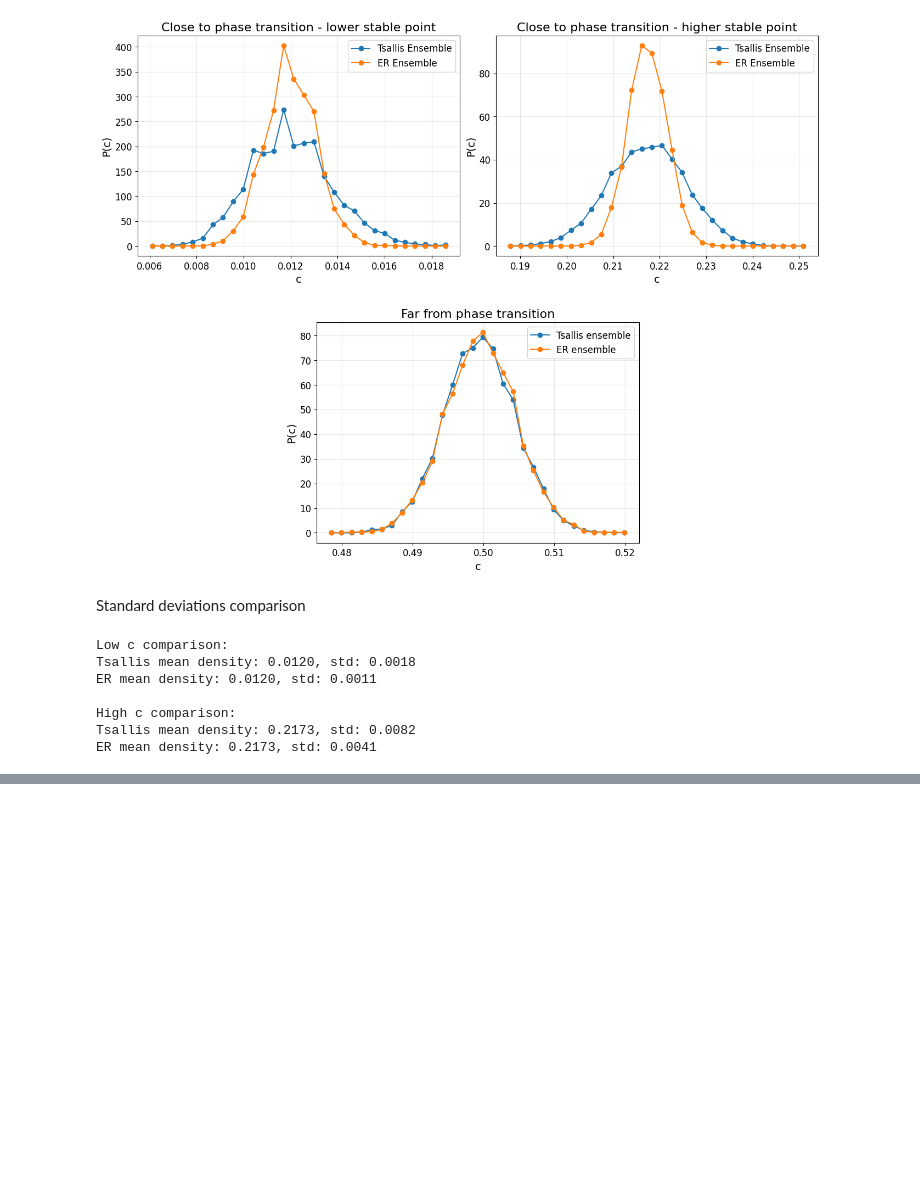
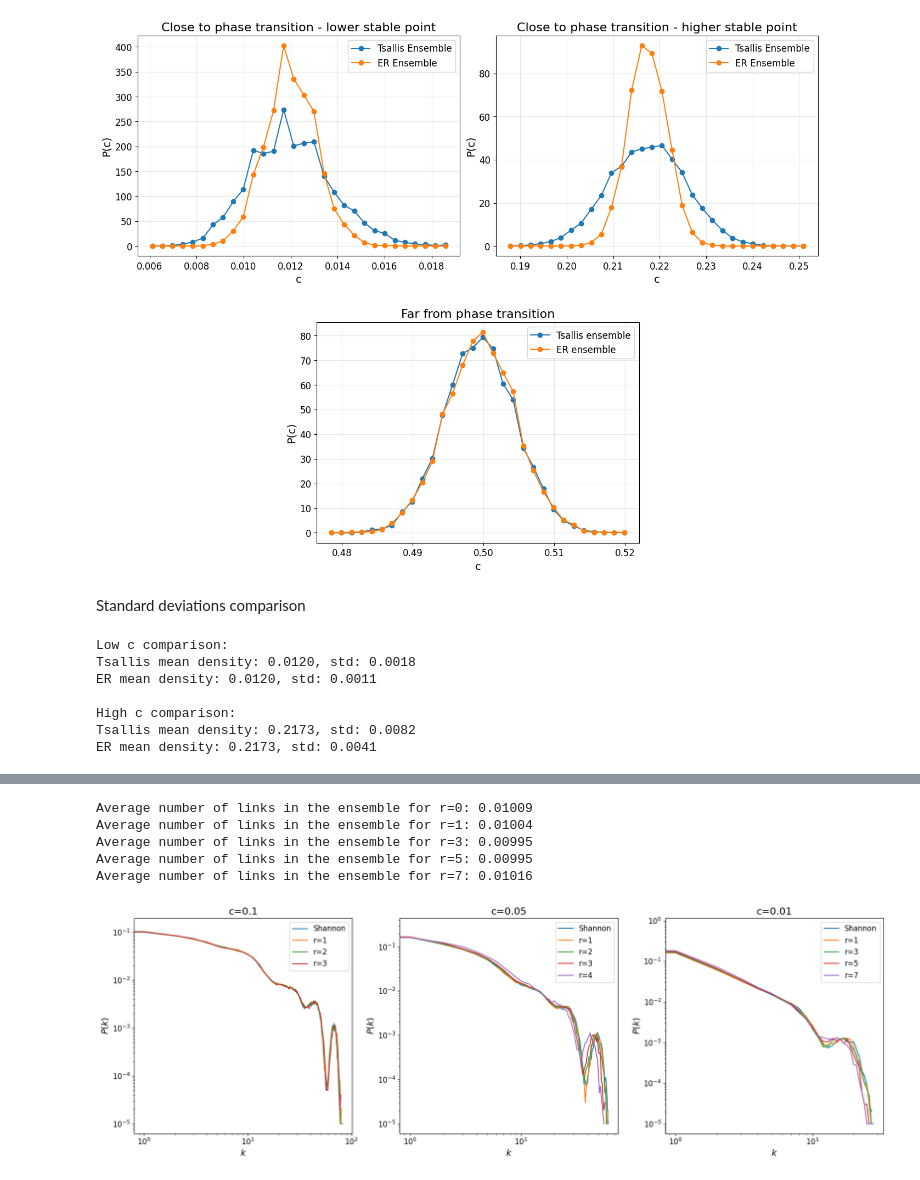
Before and after one commit to DavidDobas/Tsallis-Network-Models, a Jupyter notebook: tsallis_network_models.ipynb, the cells around one changed output, grey strips where cells are left out. Saved outputs shown, nothing was run; the diff lists cells and outputs as text; code cells hidden in the pictures; blank space fills up the shorter version.

```diff
--- a/tsallis_network_models.ipynb
+++ b/tsallis_network_models.ipynb
@@ -824,0 +858,2 @@ ER mean density: 0.2173, std: 0.0041
+# %%
+ensembles_005, annd_per_degree_dict_005, clustering_per_degree_dict_005 = compute_annd_clustering_target_density(0.05, [0,1,2,3,4,5], thetas, num_nodes, num_samples, num_samples_shift=500, precision=1e-4)
@@ -824,0 +932,3 @@ ER mean density: 0.2173, std: 0.0041
+# %%
+for r in ensembles_005.keys():
+    print(f"Average number of links in the ensemble for r={r}: {np.mean([g.ecount() for g in ensembles_005[r]]) / (num_nodes * (num_nodes - 1) / 2):.4f}")
@@ -824,0 +941,2 @@ ER mean density: 0.2173, std: 0.0041
+# %%
+ensembles_001, annd_per_degree_dict_001, clustering_per_degree_dict_001 = compute_annd_clustering_target_density(0.01, [0,1,3,5,7,9], thetas, num_nodes, num_samples, precision=1e-4)
@@ -824,0 +1029,9 @@ ER mean density: 0.2173, std: 0.0041
+# %%
+for r in ensembles_001.keys():
+    print(f"Average number of links in the ensemble for r={r}: {np.mean([g.ecount() for g in ensembles_001[r]]) / (num_nodes * (num_nodes - 1) / 2):.5f}")
+# %% [output]
+Average number of links in the ensemble for r=0: 0.01009
+Average number of links in the ensemble for r=1: 0.01004
+Average number of links in the ensemble for r=3: 0.00995
+Average number of links in the ensemble for r=5: 0.00995
+Average number of links in the ensemble for r=7: 0.01016
@@ -824,0 +1060,36 @@ ER mean density: 0.2173, std: 0.0041
+# %%
+# Create a figure with 3 subplots in a row
+fig, axes = plt.subplots(1, 3, figsize=(18, 6))
+
+# Plot degree distributions for each ensemble in its own subplot
+for i, (ensemble, title) in enumerate(zip([ensembles_01, ensembles_005, ensembles_001],
+                                         ['c=0.1', 'c=0.05', 'c=0.01'])):
+    # Set the current subplot
+    plt.sca(axes[i])
+
+    # Plot degree distribution for this ensemble
+    for r in ensemble.keys():
+        degrees = []
+        for g in ensemble[r]:
+            degrees.extend(g.degree())
+        # Calculate degree distribution
+        unique_degrees, counts = np.unique(degrees, return_counts=True)
+        probabilities = counts / len(degrees)
+
+        # Plot degree distribution as a line plot
+        plt.plot(unique_degrees, probabilities, label=f'r={r}' if r != 0 else 'Shannon')
+
+    # Add labels and title
+    plt.xlabel('$k$', fontsize=14)
+    plt.ylabel('$P(k)$', fontsize=14)
+    plt.title(title, fontsize=16)
+    plt.legend(fontsize=12)
+
+    # Set log-log scale
+    plt.xscale('log')
+    plt.yscale('log')
+
+plt.tight_layout()
+plt.show()
+# %% [output]
+[figure, added]
```
Also changed, not shown: parts of 29 cells of this notebook.
